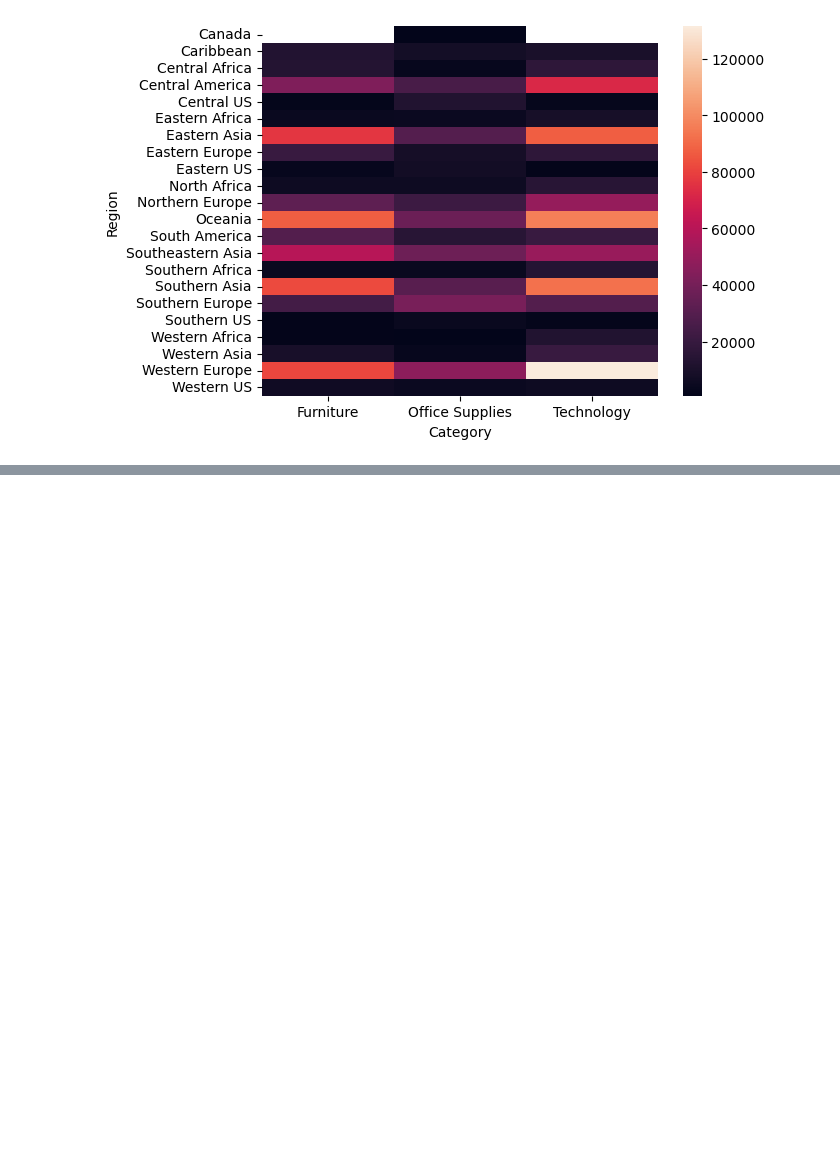
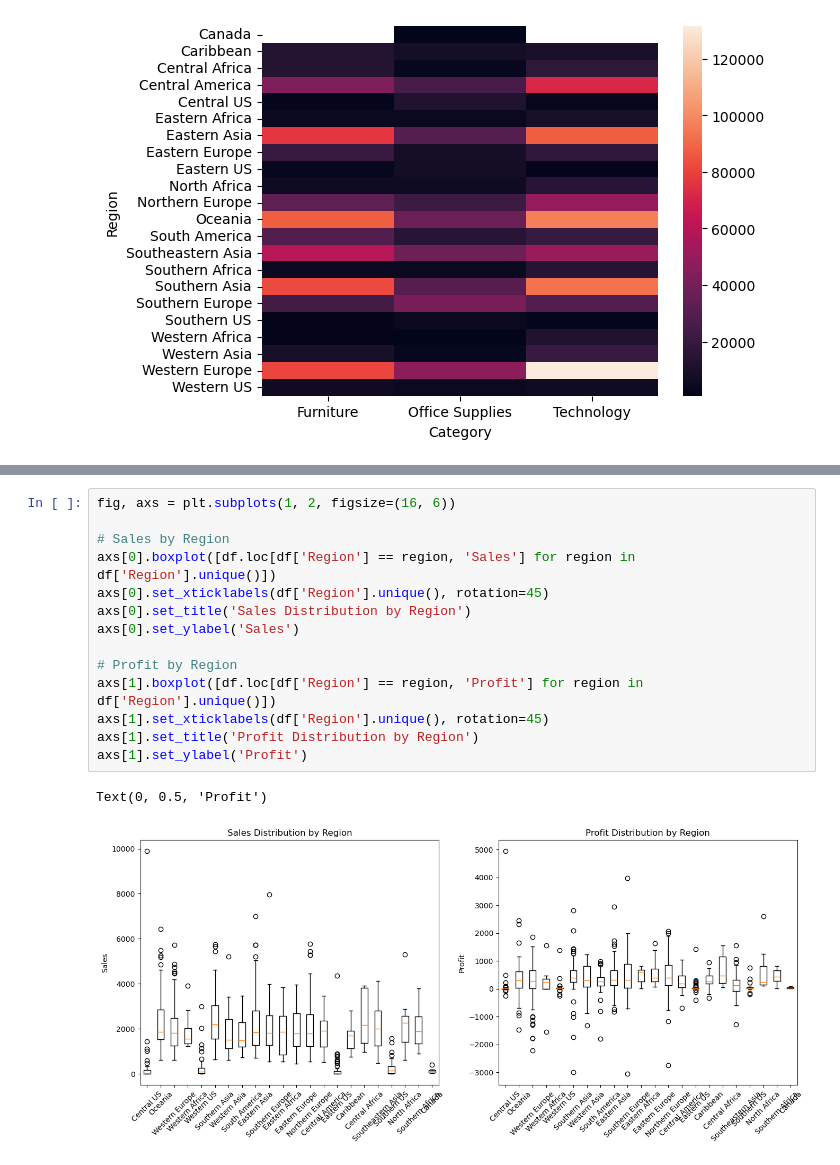
Before and after one commit to eaholmes10/Portfolio, a Jupyter notebook: Superstore.ipynb, the cells around one changed output, grey strips where cells are left out. Cells and saved outputs as stored; diff of their text form; blank space fills up the shorter version.

```diff
--- a/Superstore.ipynb
+++ b/Superstore.ipynb
@@ -444,0 +410,17 @@ sns.heatmap(sales_by_region_and_category)
+# %%
+fig, axs = plt.subplots(1, 2, figsize=(16, 6))
+
+# Sales by Region
+axs[0].boxplot([df.loc[df['Region'] == region, 'Sales'] for region in df['Region'].unique()])
+axs[0].set_xticklabels(df['Region'].unique(), rotation=45)
+axs[0].set_title('Sales Distribution by Region')
+axs[0].set_ylabel('Sales')
+
+# Profit by Region
+axs[1].boxplot([df.loc[df['Region'] == region, 'Profit'] for region in df['Region'].unique()])
+axs[1].set_xticklabels(df['Region'].unique(), rotation=45)
+axs[1].set_title('Profit Distribution by Region')
+axs[1].set_ylabel('Profit')
+# %% [output]
+Text(0, 0.5, 'Profit')
+[figure, added]
```
Also changed, not shown: parts of 11 cells of this notebook.
